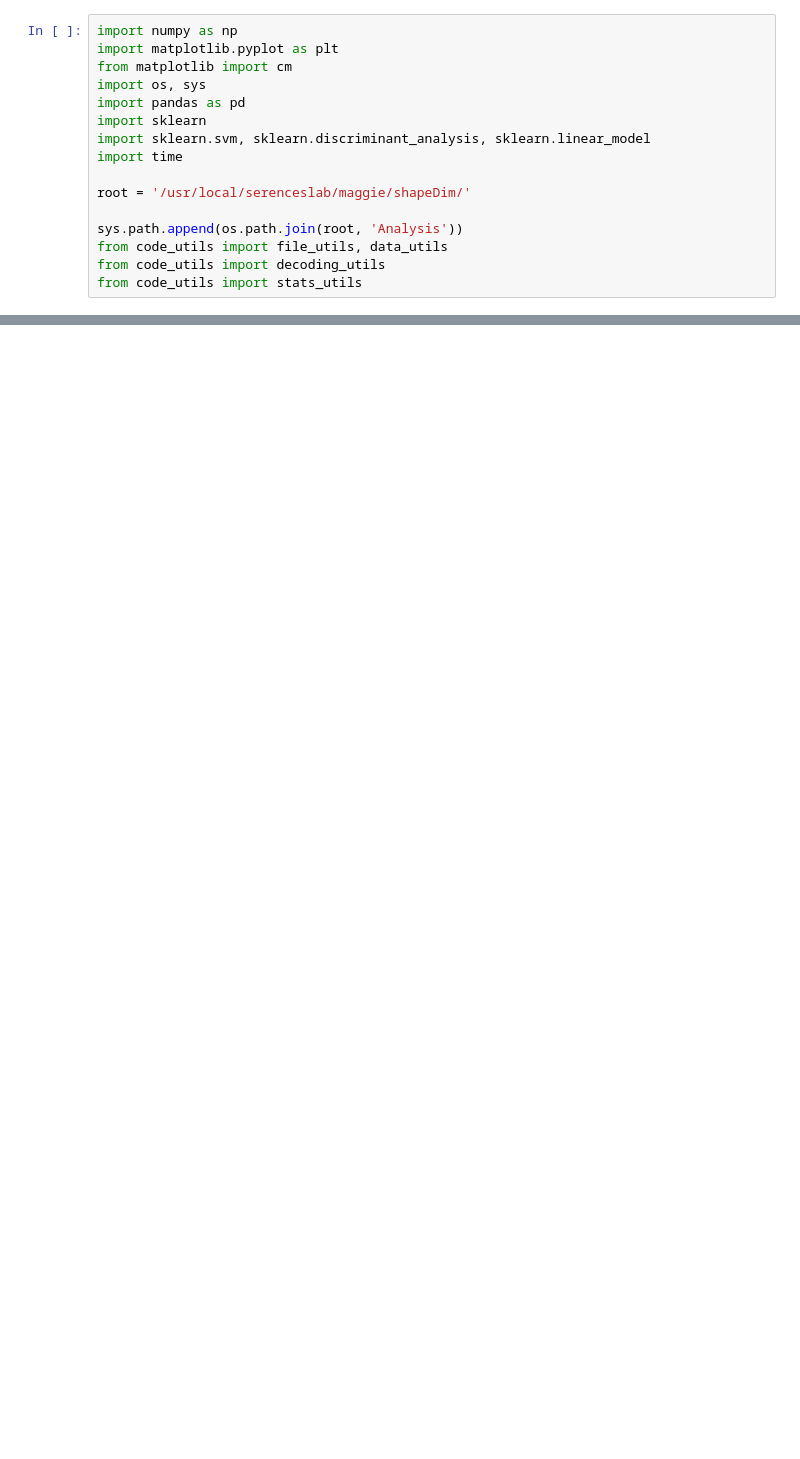
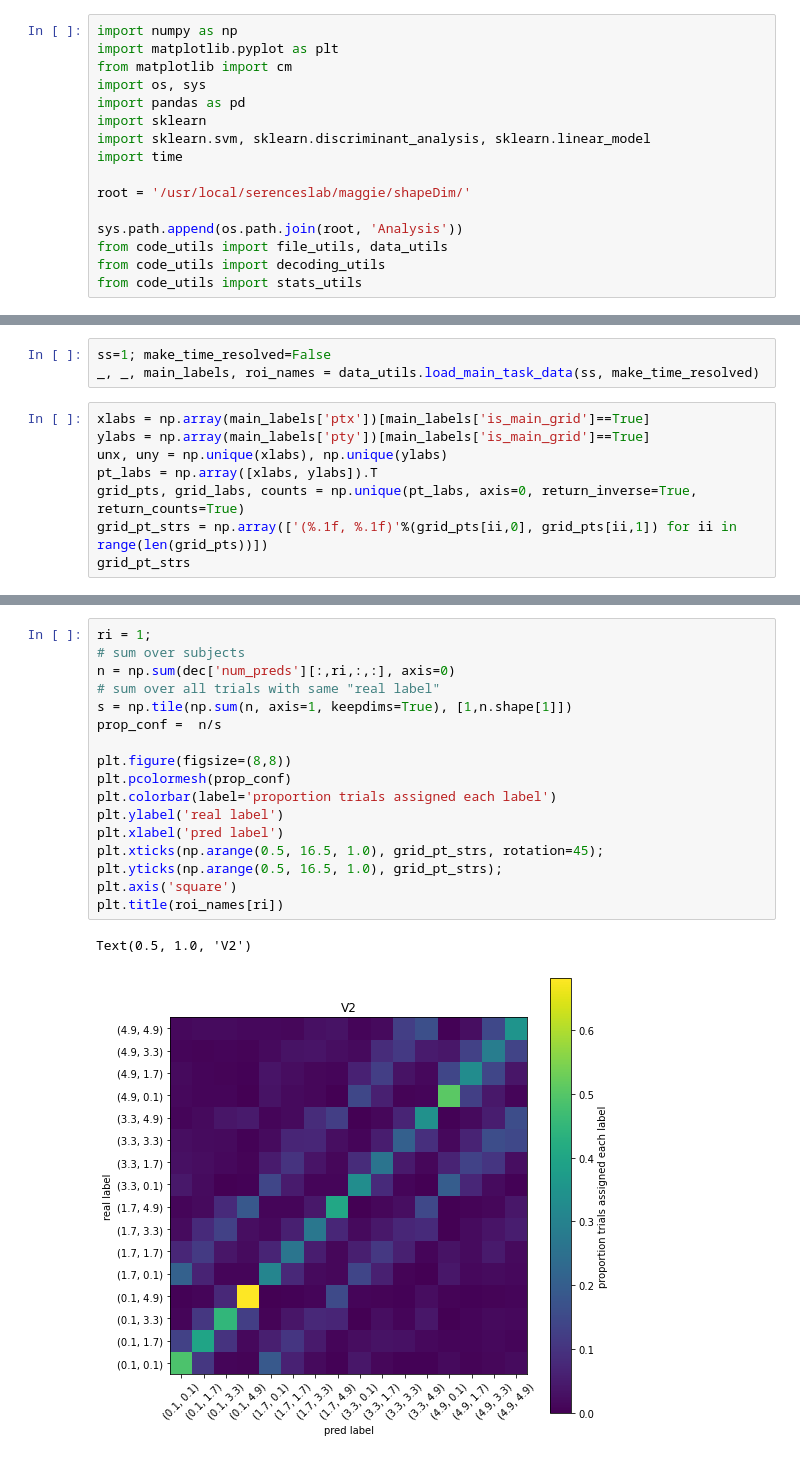
Before and after one commit to mmhenderson/shapeDim, a Jupyter notebook: Analysis/decoding/multiclass_decoding.ipynb, the cells around one changed output, grey strips where cells are left out. Saved outputs shown, nothing was run; the diff lists cells and outputs as text; blank space fills up the shorter version.

```diff
--- a/Analysis/decoding/multiclass_decoding.ipynb
+++ b/Analysis/decoding/multiclass_decoding.ipynb
@@ -605,0 +17,11 @@ tstdat2.shape
+# %%
+ss=1; make_time_resolved=False
+_, _, main_labels, roi_names = data_utils.load_main_task_data(ss, make_time_resolved)
+# %%
+xlabs = np.array(main_labels['ptx'])[main_labels['is_main_grid']==True]
+ylabs = np.array(main_labels['pty'])[main_labels['is_main_grid']==True]
+unx, uny = np.unique(xlabs), np.unique(ylabs)
+pt_labs = np.array([xlabs, ylabs]).T
+grid_pts, grid_labs, counts = np.unique(pt_labs, axis=0, return_inverse=True, return_counts=True)
+grid_pt_strs = np.array(['(%.1f, %.1f)'%(grid_pts[ii,0], grid_pts[ii,1]) for ii in range(len(grid_pts))])
+grid_pt_strs
@@ -605,0 +64,20 @@ tstdat2.shape
+# %%
+ri = 1;
+# sum over subjects
+n = np.sum(dec['num_preds'][:,ri,:,:], axis=0)
+# sum over all trials with same "real label"
+s = np.tile(np.sum(n, axis=1, keepdims=True), [1,n.shape[1]])
+prop_conf =  n/s
+
+plt.figure(figsize=(8,8))
+plt.pcolormesh(prop_conf)
+plt.colorbar(label='proportion trials assigned each label')
+plt.ylabel('real label')
+plt.xlabel('pred label')
+plt.xticks(np.arange(0.5, 16.5, 1.0), grid_pt_strs, rotation=45);
+plt.yticks(np.arange(0.5, 16.5, 1.0), grid_pt_strs);
+plt.axis('square')
+plt.title(roi_names[ri])
+# %% [output]
+Text(0.5, 1.0, 'V2')
+[figure, added]
```
Also changed, not shown: parts of 46 cells of this notebook, 10 other files.
